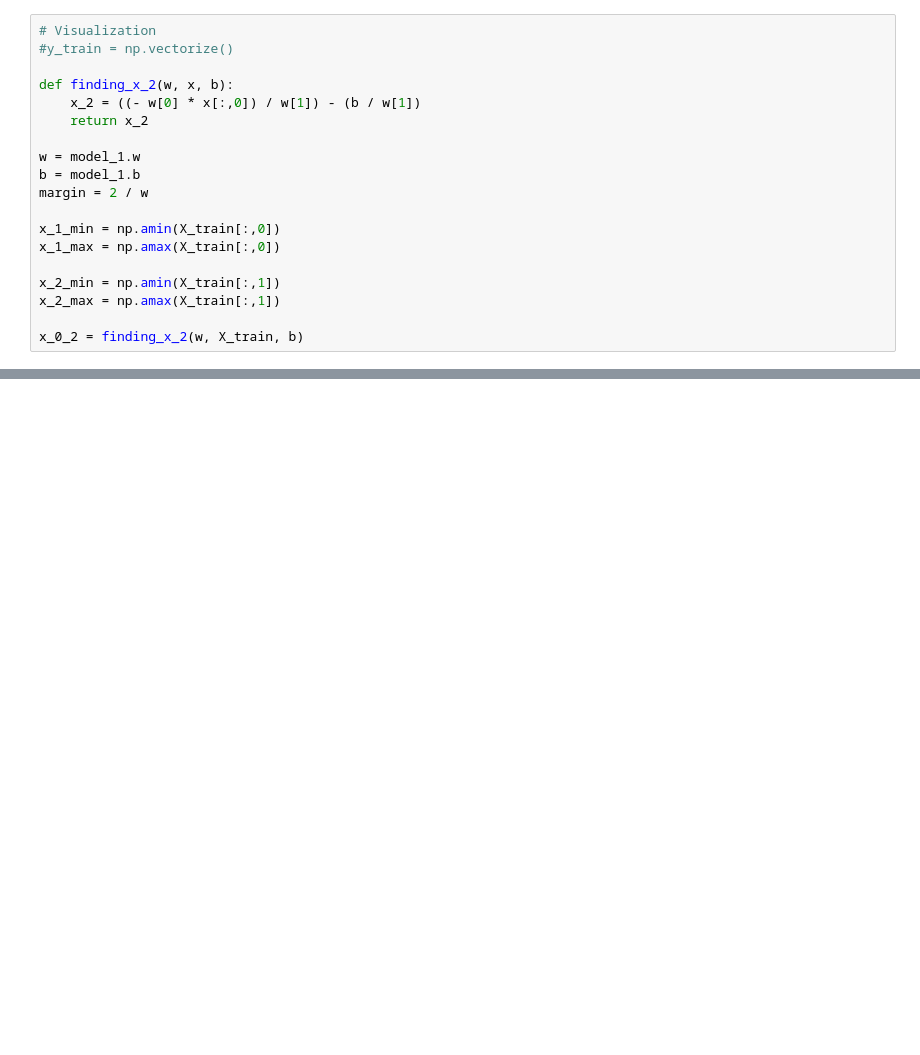
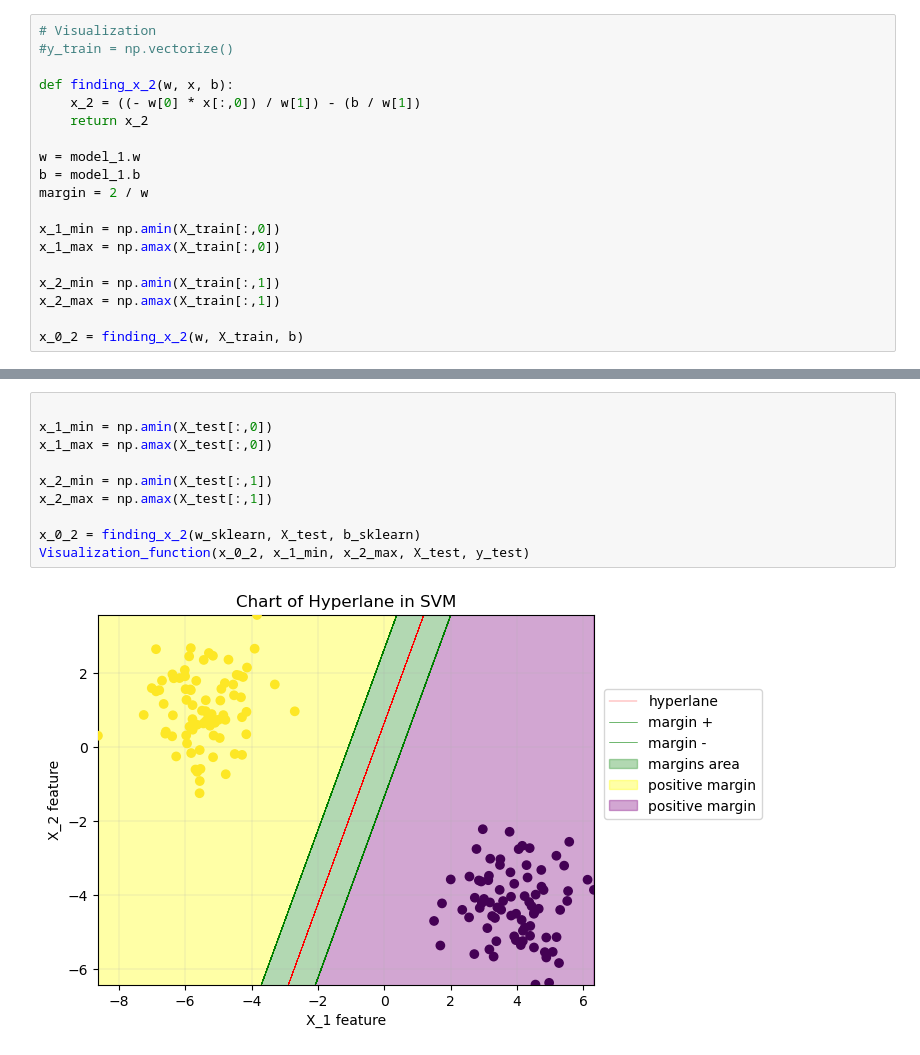
Before and after one commit to JestemSikora/My-SVM-Implementation, a Jupyter notebook: main.ipynb, the cells around one changed output, grey strips where cells are left out. Drawn from its saved outputs; the diff is of its cells as text; blank space fills up the shorter version.

```diff
--- a/main.ipynb
+++ b/main.ipynb
@@ -151,0 +182,12 @@ plt.show()
+# %%
+
+x_1_min = np.amin(X_test[:,0])
+x_1_max = np.amax(X_test[:,0])
+
+x_2_min = np.amin(X_test[:,1])
+x_2_max = np.amax(X_test[:,1])
+
+x_0_2 = finding_x_2(w_sklearn, X_test, b_sklearn)
+Visualization_function(x_0_2, x_1_min, x_2_max, X_test, y_test)
+# %% [output]
+[figure, added]
```
Also changed, not shown: parts of 11 cells of this notebook.
